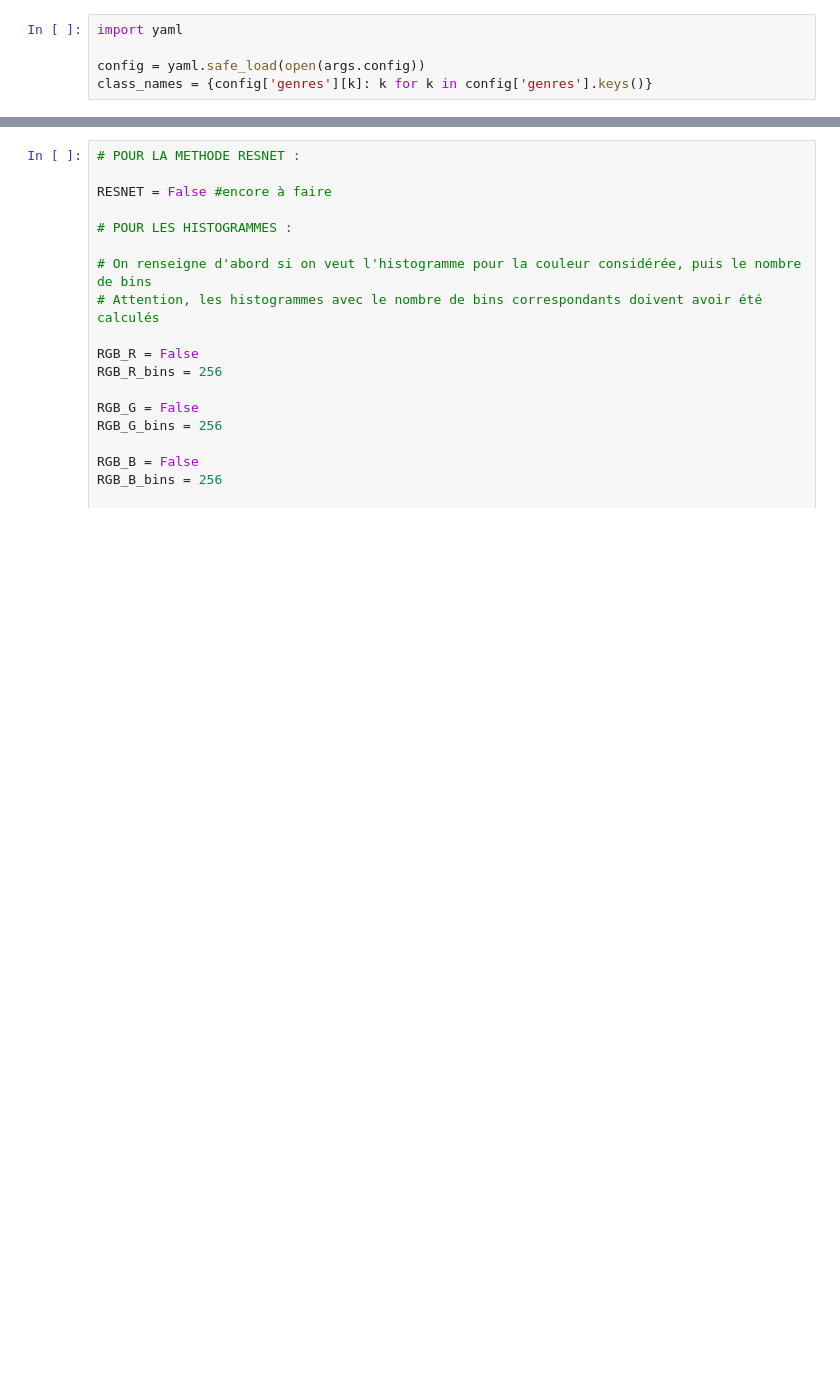
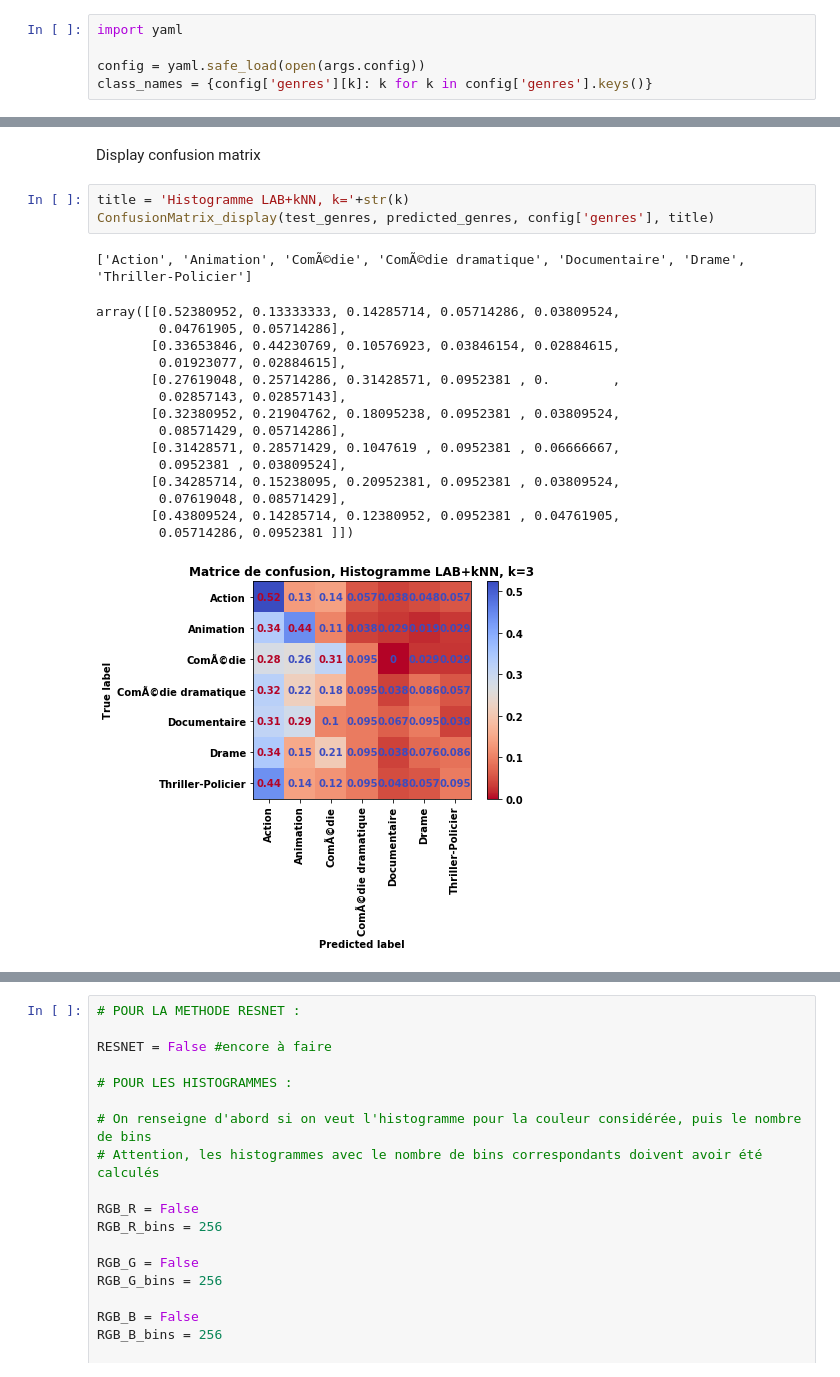
Before and after one commit to vloison/Projet_de_departement, a Jupyter notebook: moviegenre/features.ipynb, the cells around one changed output, grey strips where cells are left out. Cells and saved outputs as stored; diff of their text form; blank space fills up the shorter version.

Commit message:
Matrices de confusion et typos

```diff
--- a/moviegenre/features.ipynb
+++ b/moviegenre/features.ipynb
@@ -96,2 +130,24 @@ plot_neighbors(test_posters, test_genres, class_names, predicted_genres, startin
+# %% [markdown]
+Display confusion matrix
+# %%
+title = 'Histogramme LAB+kNN, k='+str(k)
+ConfusionMatrix_display(test_genres, predicted_genres, config['genres'], title)
+# %% [output]
+['Action', 'Animation', 'ComÃ©die', 'ComÃ©die dramatique', 'Documentaire', 'Drame', 'Thriller-Policier']
+array([[0.52380952, 0.13333333, 0.14285714, 0.05714286, 0.03809524,
+        0.04761905, 0.05714286],
+       [0.33653846, 0.44230769, 0.10576923, 0.03846154, 0.02884615,
+        0.01923077, 0.02884615],
+       [0.27619048, 0.25714286, 0.31428571, 0.0952381 , 0.        ,
+        0.02857143, 0.02857143],
+       [0.32380952, 0.21904762, 0.18095238, 0.0952381 , 0.03809524,
+        0.08571429, 0.05714286],
+       [0.31428571, 0.28571429, 0.1047619 , 0.0952381 , 0.06666667,
+        0.0952381 , 0.03809524],
+       [0.34285714, 0.15238095, 0.20952381, 0.0952381 , 0.03809524,
+        0.07619048, 0.08571429],
+       [0.43809524, 0.14285714, 0.12380952, 0.0952381 , 0.04761905,
+        0.05714286, 0.0952381 ]])
+[figure, added]
 # %%
 from utils.display.results_display import histogram
```
Also changed, not shown: parts of 11 cells of this notebook, 32 other files.
